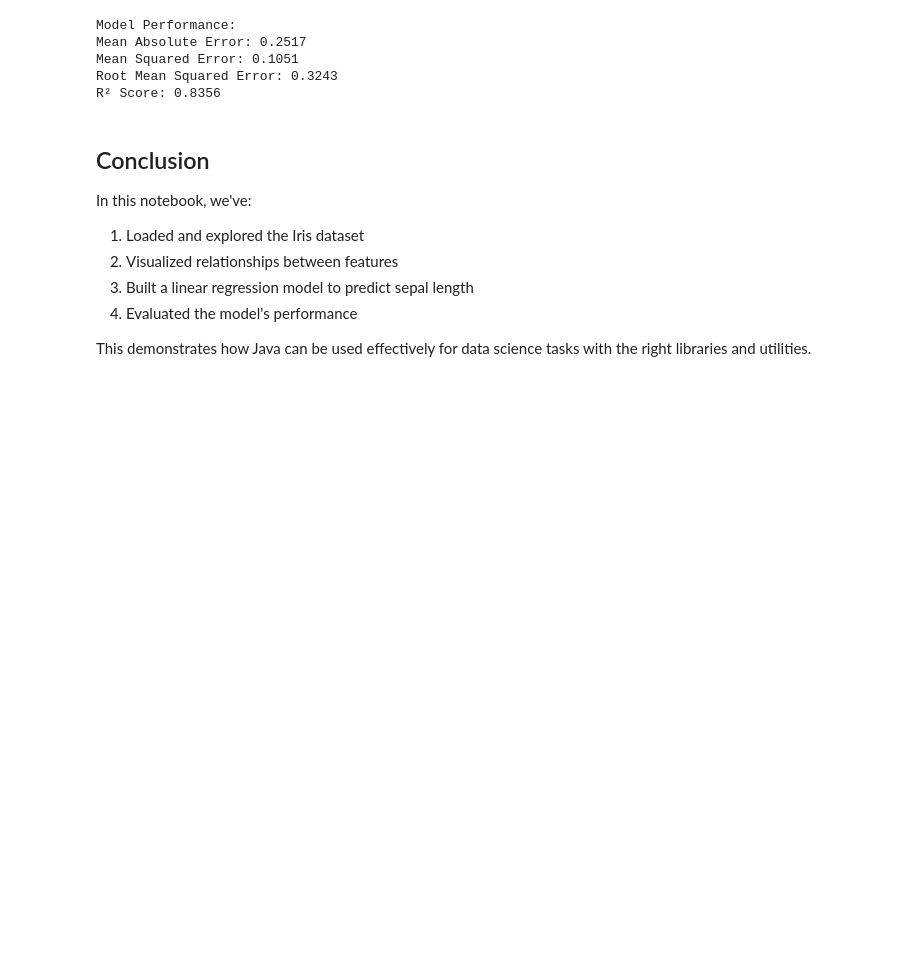
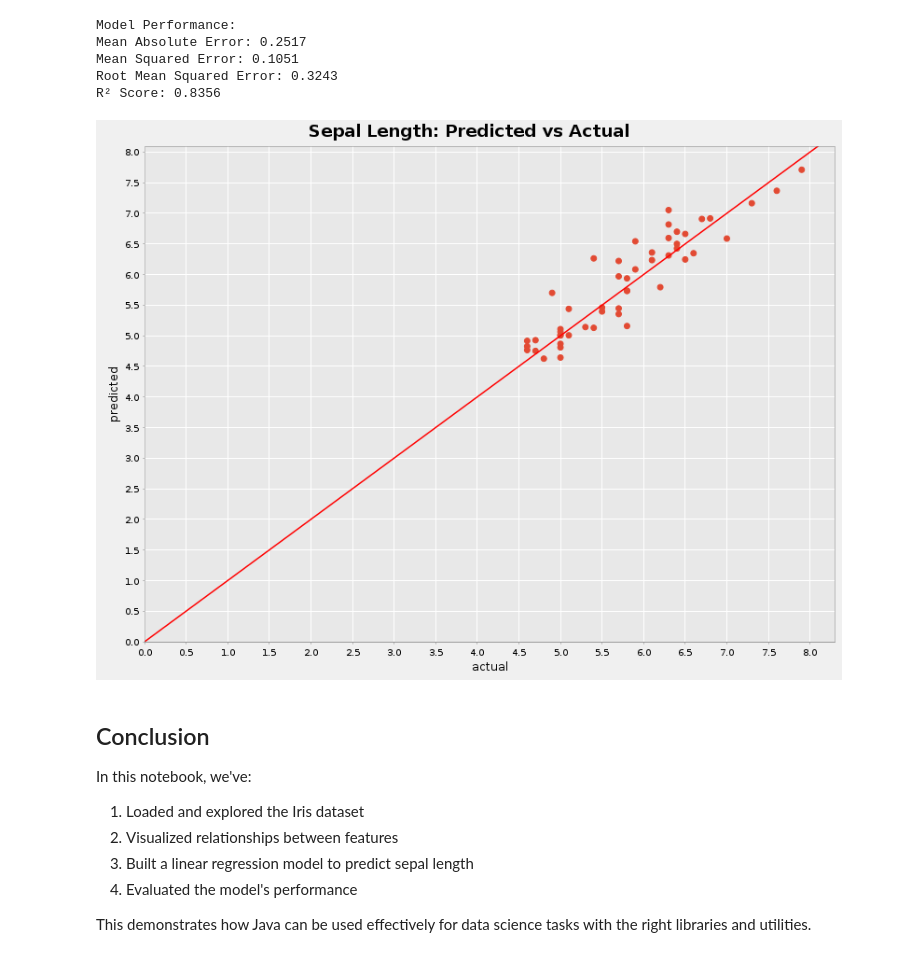
Before and after one commit to bsbodden/data-science-with-java, a Jupyter notebook: notebooks/iris/iris.ipynb, the cells around one changed output. Saved outputs shown, nothing was run; the diff lists cells and outputs as text; code cells hidden in the pictures; blank space fills up the shorter version.

```diff
--- a/notebooks/iris/iris.ipynb
+++ b/notebooks/iris/iris.ipynb
@@ -330,6 +327,12 @@ Mean Absolute Error: 0.2517
 Mean Squared Error: 0.1051
 Root Mean Squared Error: 0.3243
 R² Score: 0.8356
+# %%
+// Create and display prediction vs actual plot
+var plot = Plots.predictionVsActual(split.yTest, predictions, "Sepal Length: Predicted vs Actual");
+ChartDisplay.toImage(plot);
+# %% [output]
+[figure, added]
 # %% [markdown]
 ## Conclusion
 
```
Also changed, not shown: parts of 2 cells of this notebook, 1 other file.
